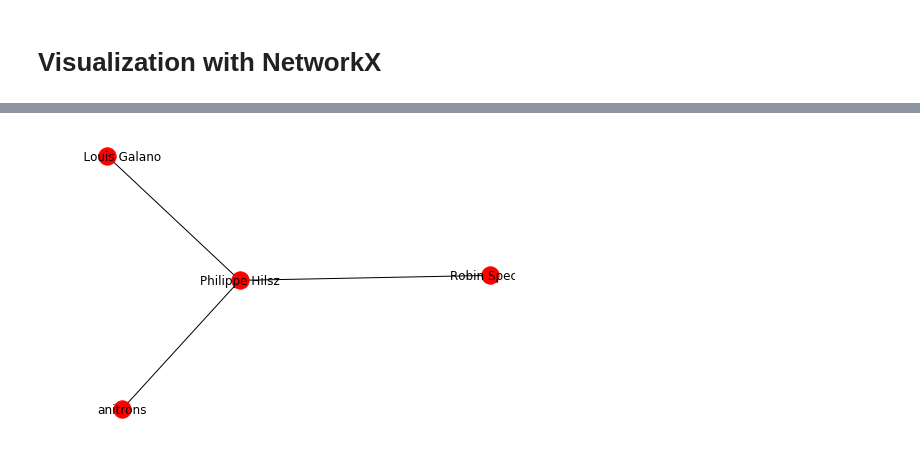
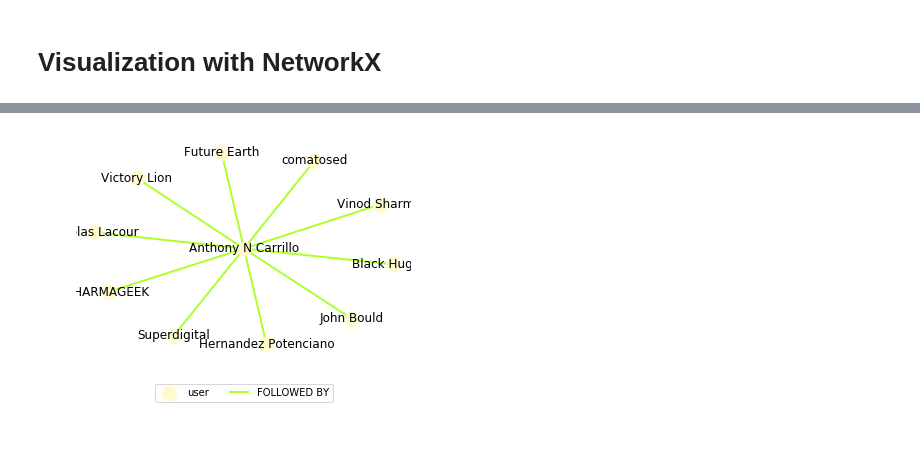
Before and after one commit to shobeir/GraphiPy, a Jupyter notebook: demo/TwitterDemo.ipynb, the cells around one changed output, grey strips where cells are left out. Cells and saved outputs as stored; diff of their text form; code cells hidden in the pictures; blank space fills up the shorter version.

```diff
--- a/demo/TwitterDemo.ipynb
+++ b/demo/TwitterDemo.ipynb
@@ -193,6 +164,12 @@ list(nx_graph.nodes(data=True))
-# %%
-# Draw the graph with node labels
-labels = dict((node, data["Label"]) for node, data in nx_graph.nodes(data=True))
-nx.draw(nx_graph, labels=labels)
-# %% [output]
-[figure, removed]
+# %%
+# Create the graph using graphipy
+nx_graph = graphipy.nx_create_from_pd(nodes_df=followers_graph_nodes, edges_df=followers_graph_edges)
+# %%
+# Draw the graph using graphipy
+options = {
+    "node_label": "Label",
+    "colorful_edges": True
+}
+legend = graphipy.nx_draw_random(nx_graph, options=options, legend=True)
+# %% [output]
+[figure, added]
```
Also changed, not shown: parts of 16 cells of this notebook, 1 other file.
